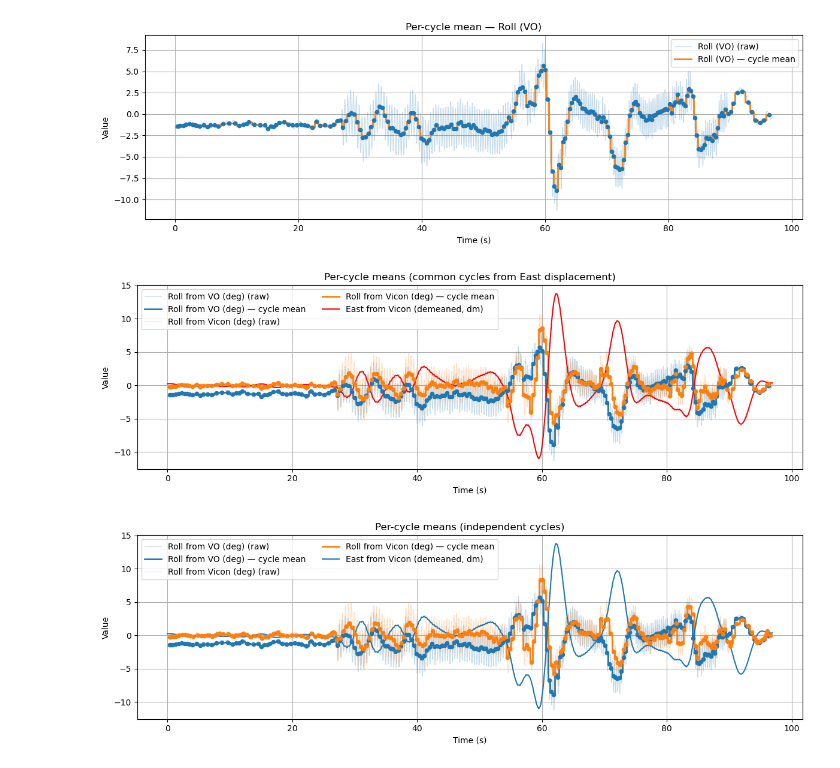
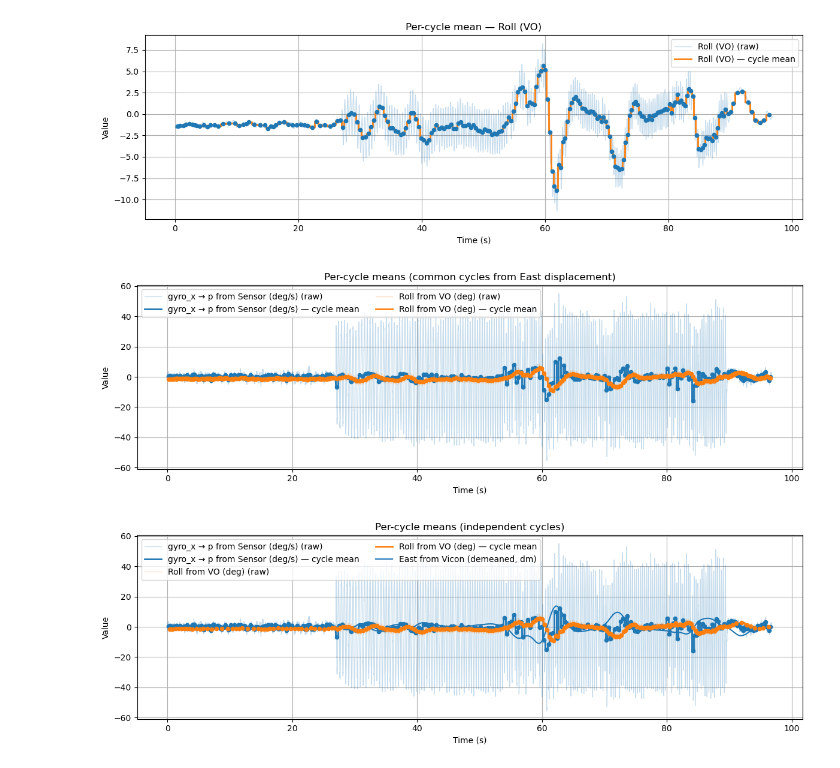
Before and after one commit to shaochengluo/x500_ev_ctrl, a Jupyter notebook: live2.ipynb, the cells around one changed output. Drawn from its saved outputs; the diff is of its cells as text; code cells hidden in the pictures.

```diff
--- a/live2.ipynb
+++ b/live2.ipynb
@@ -1107,28 +1723,30 @@ plt.grid(True); plt.legend(); plt.tight_layout(); plt.show()
 # %%
 plt.figure(figsize=(12,4))
 plot_multi_cycle_means(
     time_s,
     {
         # "East from Vicon (dm)": east_vic_i,
+        "gyro_x → p from Sensor (deg/s)": p_deg_s,
         "Roll from VO (deg)":    roll_vo_i,
-        "Roll from Vicon (deg)": roll_ned_vic_i,
+        # "Roll from Vicon (deg)": roll_ned_vic_i,
     },
     # reference_label="East from Vicon (dm)",
     osc_smooth_s=0.04, trend_s=0.6, show_raw=True
 )
 plt.plot(time_s, 10*east_vic_i, label="East from Vicon (demeaned, dm)", color="red")
 plt.xlabel("Time (s)"); plt.ylabel("Value")
 plt.title("Per-cycle means (common cycles from East displacement)")
 plt.grid(True); plt.legend(ncol=2); plt.tight_layout(); plt.show()
 # %% [output]
-[figure, old version]
+[figure, new version]
 # %%
 plt.figure(figsize=(12,4))
 plot_multi_cycle_means(
     time_s,
     {
+        "gyro_x → p from Sensor (deg/s)": p_deg_s,
         "Roll from VO (deg)":    roll_vo_i,
-        "Roll from Vicon (deg)": roll_ned_vic_i,
+        # "Roll from Vicon (deg)": roll_ned_vic_i,
         # "Pitch from Vicon (deg)": pitch_ned_vic_i,
     },
     independent=True,
@@ -1139,4 +1757,4 @@ plt.xlabel("Time (s)"); plt.ylabel("Value")
 plt.title("Per-cycle means (independent cycles)")
 plt.grid(True); plt.legend(ncol=2); plt.tight_layout(); plt.show()
 # %% [output]
-[figure, old version]
+[figure, new version]
```
Also changed, not shown: parts of 9 cells of this notebook, 6 other files.
